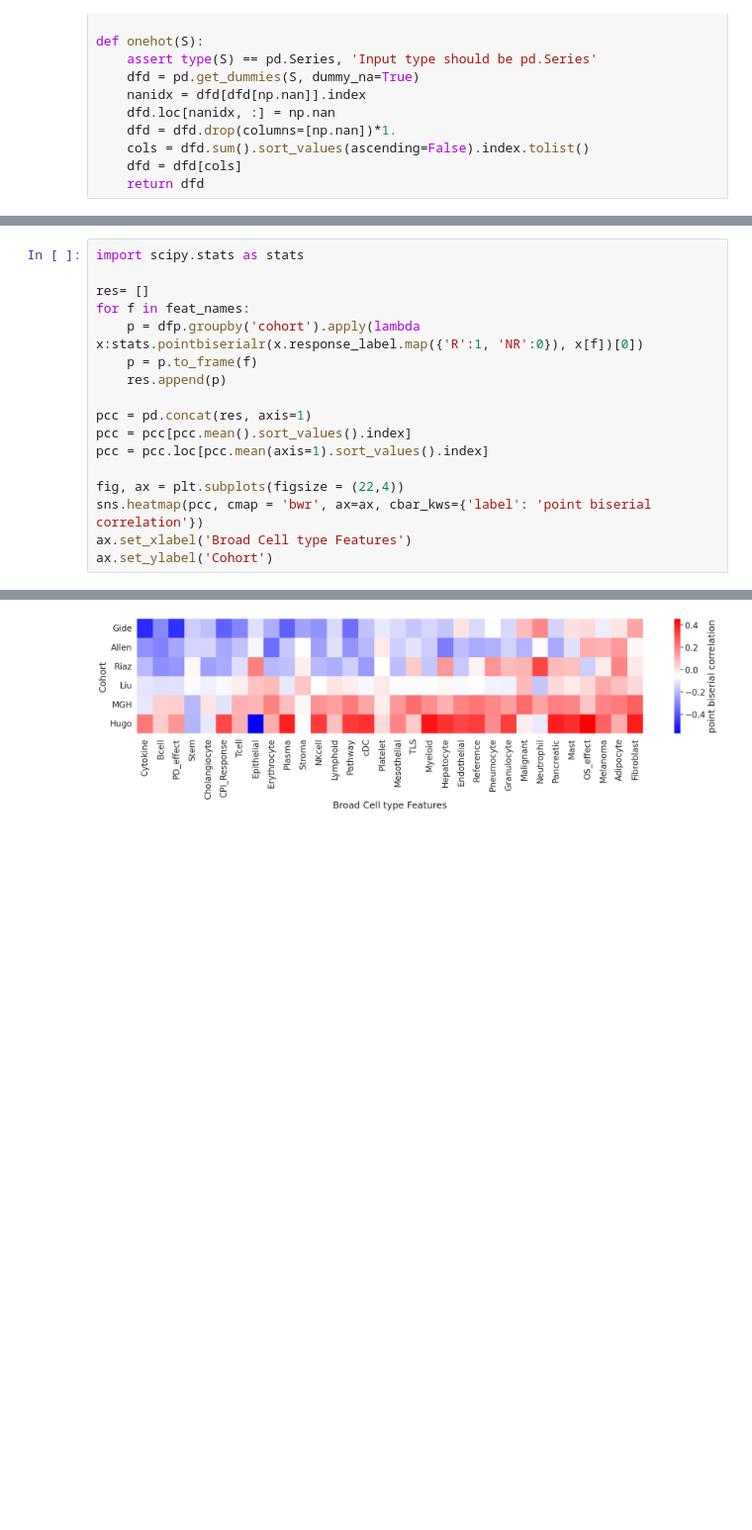
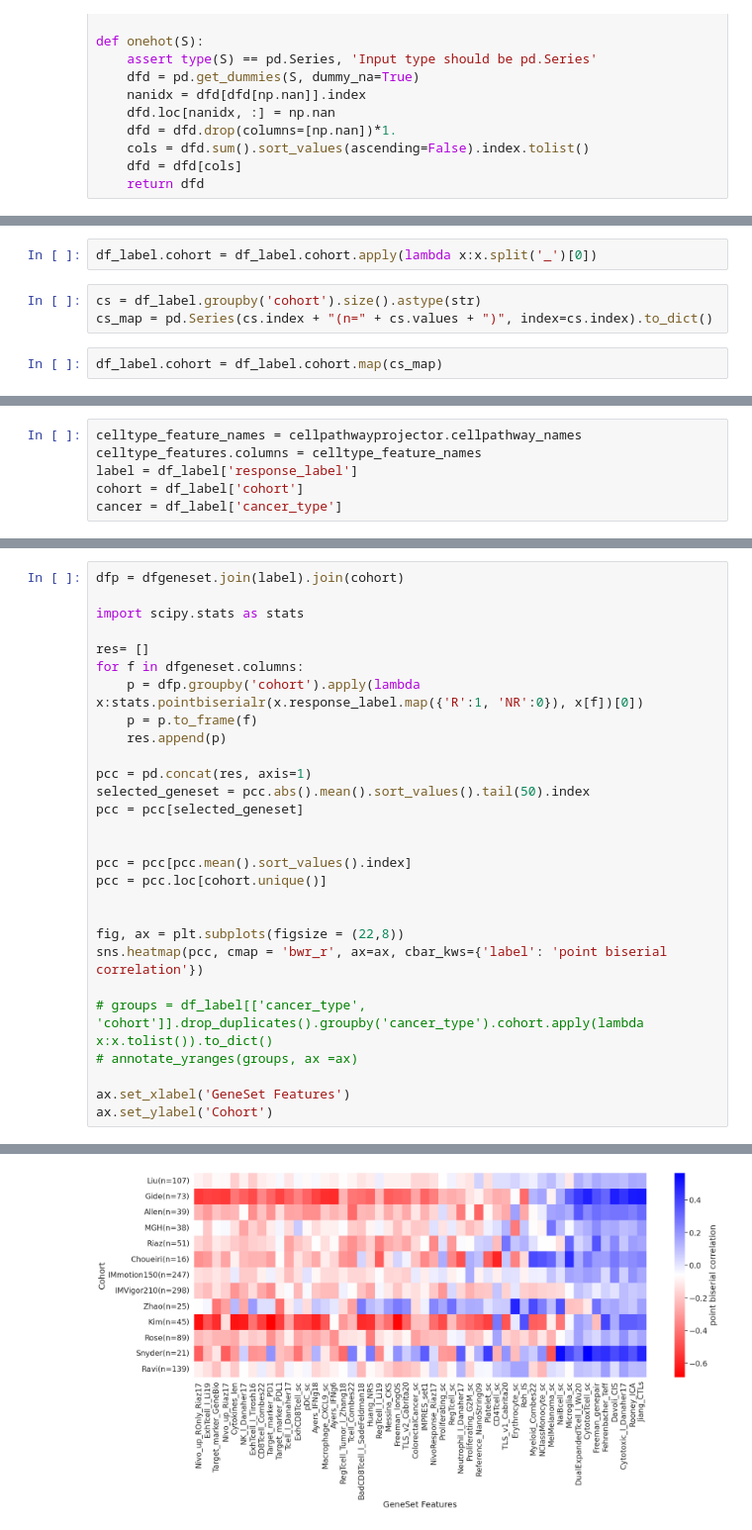
Before and after one commit to ashyamal/COMPASS, a Jupyter notebook: example/script/02_features.ipynb, the cells around one changed output, grey strips where cells are left out. Shown at 99% size. Saved outputs shown, nothing was run; the diff lists cells and outputs as text; blank space fills up the shorter version.

```diff
--- a/example/script/02_features.ipynb
+++ b/example/script/02_features.ipynb
@@ -44 +45,8 @@ skcm_df_task = onehot(skcm_df_label.response_label)
+# %%
+df_label.cohort = df_label.cohort.apply(lambda x:x.split('_')[0])
+# %%
+cs = df_label.groupby('cohort').size().astype(str)
+cs_map = pd.Series(cs.index + "(n=" + cs.values + ")", index=cs.index).to_dict()
+# %%
+df_label.cohort = df_label.cohort.map(cs_map)
 # %%
@@ -60,0 +54,6 @@ dfp.head(3)
+# %%
+celltype_feature_names = cellpathwayprojector.cellpathway_names
+celltype_features.columns = celltype_feature_names
+label = df_label['response_label']
+cohort = df_label['cohort']
+cancer = df_label['cancer_type']
@@ -61,20 +97,31 @@ dfp.head(3)
 # %%
+dfp = dfgeneset.join(label).join(cohort)
+
 import scipy.stats as stats
 
 res= []
-for f in feat_names:
+for f in dfgeneset.columns:
     p = dfp.groupby('cohort').apply(lambda x:stats.pointbiserialr(x.response_label.map({'R':1, 'NR':0}), x[f])[0])
     p = p.to_frame(f)
     res.append(p)
 
 pcc = pd.concat(res, axis=1)
+selected_geneset = pcc.abs().mean().sort_values().tail(50).index
+pcc = pcc[selected_geneset]
+
+
 pcc = pcc[pcc.mean().sort_values().index]
-pcc = pcc.loc[pcc.mean(axis=1).sort_values().index]
+pcc = pcc.loc[cohort.unique()]
 
-fig, ax = plt.subplots(figsize = (22,4))
-sns.heatmap(pcc, cmap = 'bwr', ax=ax, cbar_kws={'label': 'point biserial correlation'})
-ax.set_xlabel('Broad Cell type Features')
+
+fig, ax = plt.subplots(figsize = (22,8))
+sns.heatmap(pcc, cmap = 'bwr_r', ax=ax, cbar_kws={'label': 'point biserial correlation'})
+
+# groups = df_label[['cancer_type', 'cohort']].drop_duplicates().groupby('cancer_type').cohort.apply(lambda x:x.tolist()).to_dict()
+# annotate_yranges(groups, ax =ax)
+
+ax.set_xlabel('GeneSet Features')
 ax.set_ylabel('Cohort')
 # %% [output]
 Text(233.25, 0.5, 'Cohort')
-[figure, old version]
+[figure, new version]
```
Also changed, not shown: parts of 11 cells of this notebook, 4 other files.
